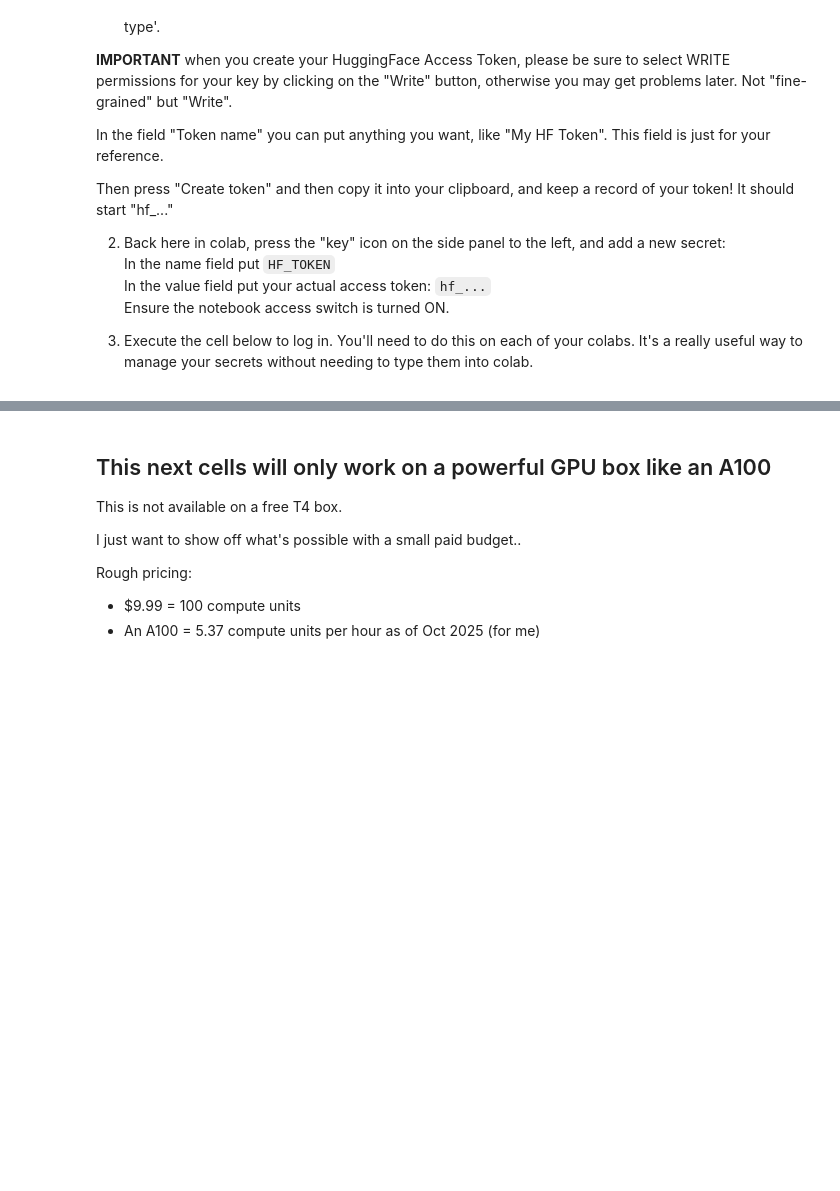
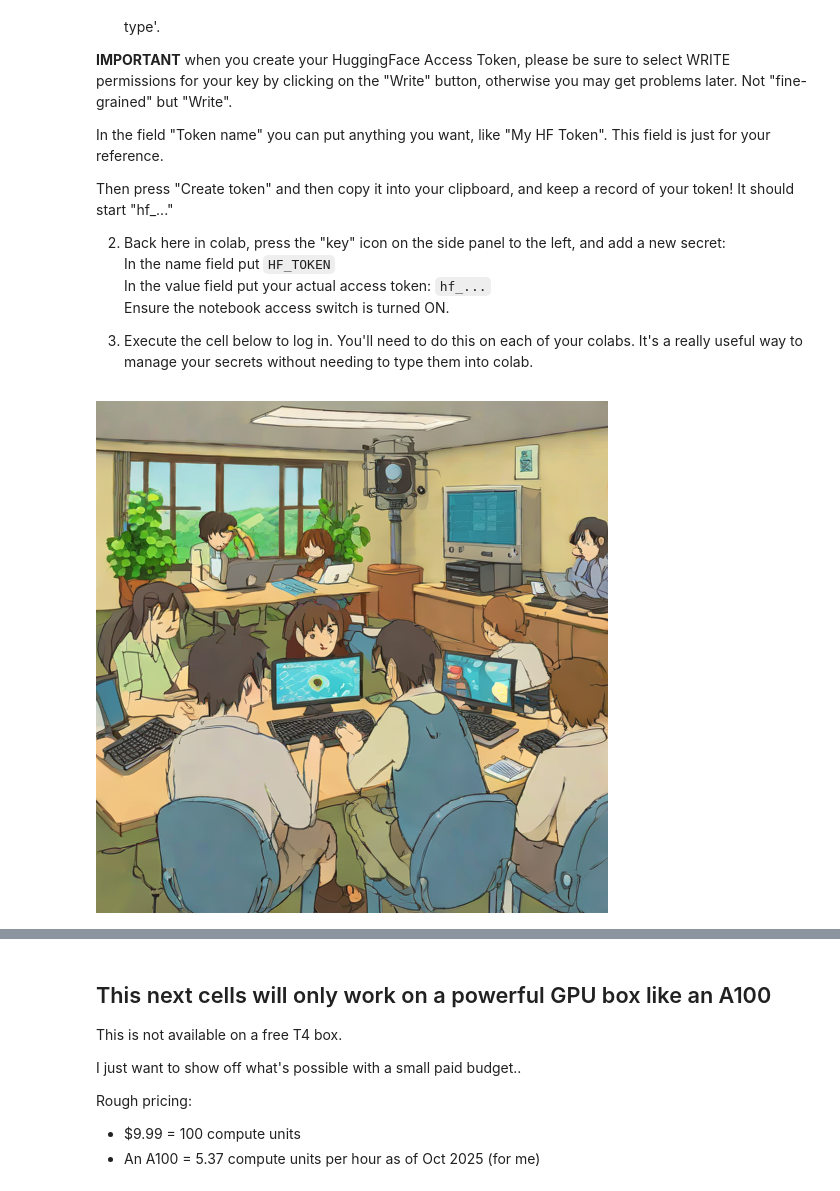
Before and after one commit to Divyanshi2204/AI-Engineering, a Jupyter notebook: Week_3_Day_1_Colab.ipynb, the cells around one changed output, grey strips where cells are left out. Saved outputs shown, nothing was run; the diff lists cells and outputs as text; code cells hidden in the pictures; blank space fills up the shorter version.

```diff
--- a/Week_3_Day_1_Colab.ipynb
+++ b/Week_3_Day_1_Colab.ipynb
@@ -75,13 +102,15 @@ login(hf_token, add_to_git_credential=True)
 # %%
 from IPython.display import display
 from diffusers import AutoPipelineForText2Image
 import torch
-
+#it is a diffusion model ,
 pipe = AutoPipelineForText2Image.from_pretrained("stabilityai/sdxl-turbo", torch_dtype=torch.float16, variant="fp16")
 pipe.to("cuda")
-prompt = "A class of students learning AI engineering in a vibrant pop-art style"
+prompt = "A class of students learning AI engineering in ghibli style"
 image = pipe(prompt=prompt, num_inference_steps=4, guidance_scale=0.0).images[0]
 display(image)
+# %% [output]
+[figure, added]
 # %%
 # Restart the kernel
 
```
Also changed, not shown: parts of 7 cells of this notebook.
